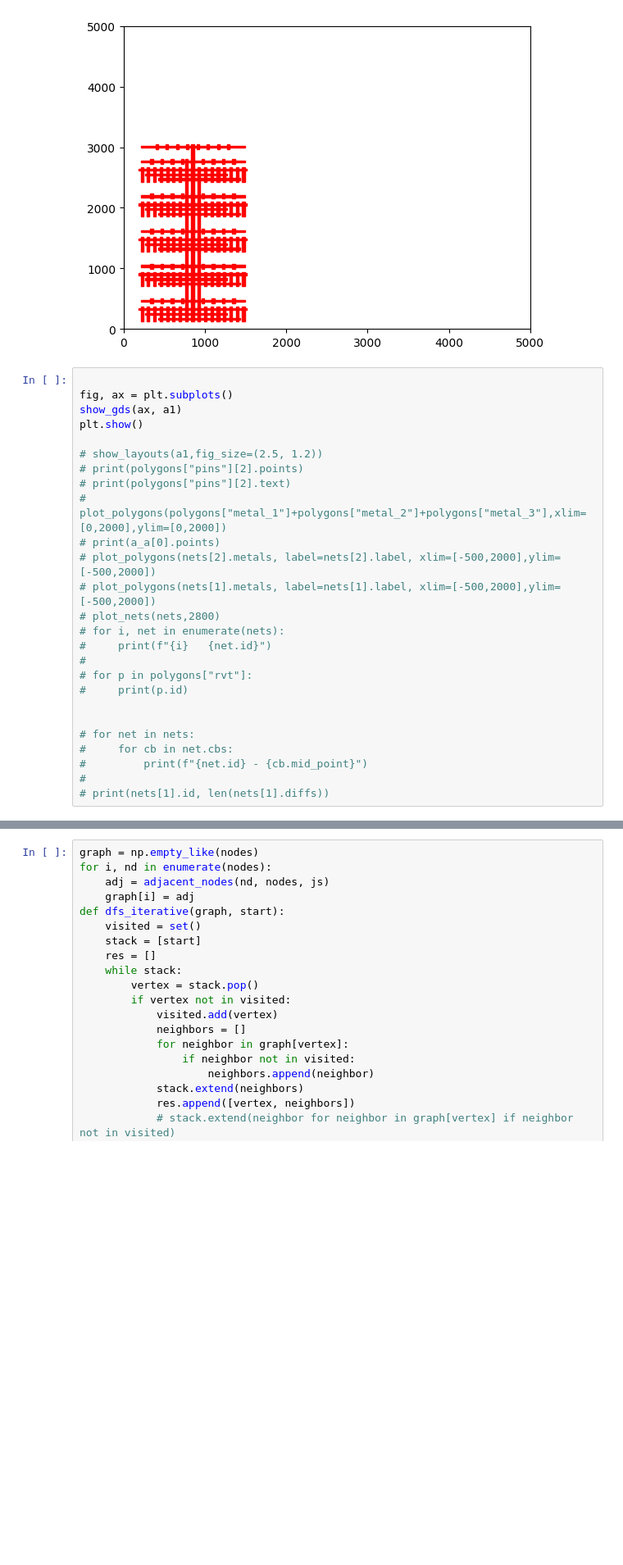
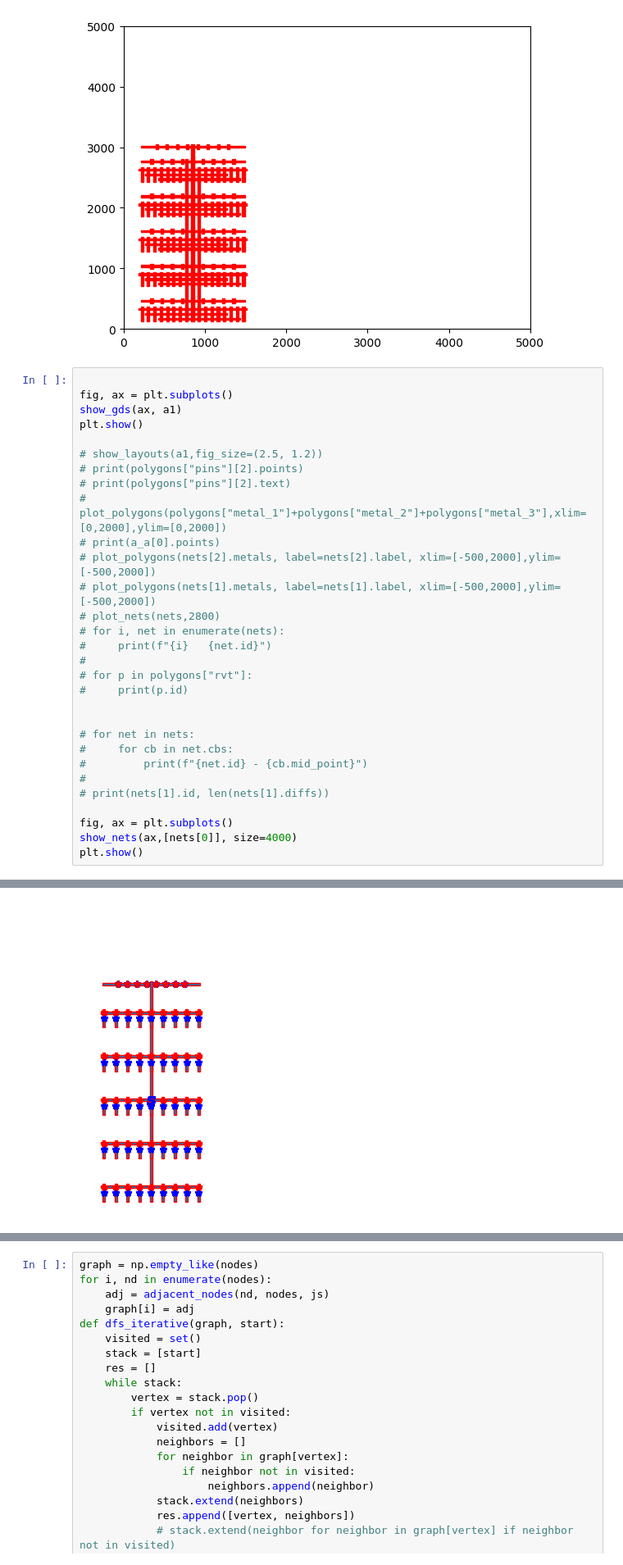
Before and after one commit to endalkyw/analog_project_v0, a Jupyter notebook: primitives_test_pex.ipynb, the cells around one changed output, grey strips where cells are left out. Shown at 82% size. Drawn from its saved outputs; the diff is of its cells as text; blank space fills up the shorter version.

```diff
--- a/primitives_test_pex.ipynb
+++ b/primitives_test_pex.ipynb
@@ -56,31 +56,36 @@ plot_polygons(polygons["metal_1"]+polygons["metal_2"]+polygons["metal_3"],xlim=[
 # %%
 
 fig, ax = plt.subplots()
 show_gds(ax, a1)
 plt.show()
 
 # show_layouts(a1,fig_size=(2.5, 1.2))
 # print(polygons["pins"][2].points)
 # print(polygons["pins"][2].text)
 # plot_polygons(polygons["metal_1"]+polygons["metal_2"]+polygons["metal_3"],xlim=[0,2000],ylim=[0,2000])
 # print(a_a[0].points)
 # plot_polygons(nets[2].metals, label=nets[2].label, xlim=[-500,2000],ylim=[-500,2000])
 # plot_polygons(nets[1].metals, label=nets[1].label, xlim=[-500,2000],ylim=[-500,2000])
 # plot_nets(nets,2800)
 # for i, net in enumerate(nets):
 #     print(f"{i}   {net.id}")
 #
 # for p in polygons["rvt"]:
 #     print(p.id)
 
 
 # for net in nets:
 #     for cb in net.cbs:
 #         print(f"{net.id} - {cb.mid_point}")
 #
 # print(nets[1].id, len(nets[1].diffs))
+
+fig, ax = plt.subplots()
+show_nets(ax,[nets[0]], size=4000)
+plt.show()
 # %% [output]
 [figure]
+[figure, added]
 # %%
 from pex.extract import *
 for target_net in nets:
```
Also changed, not shown: parts of 1 cell of this notebook.
